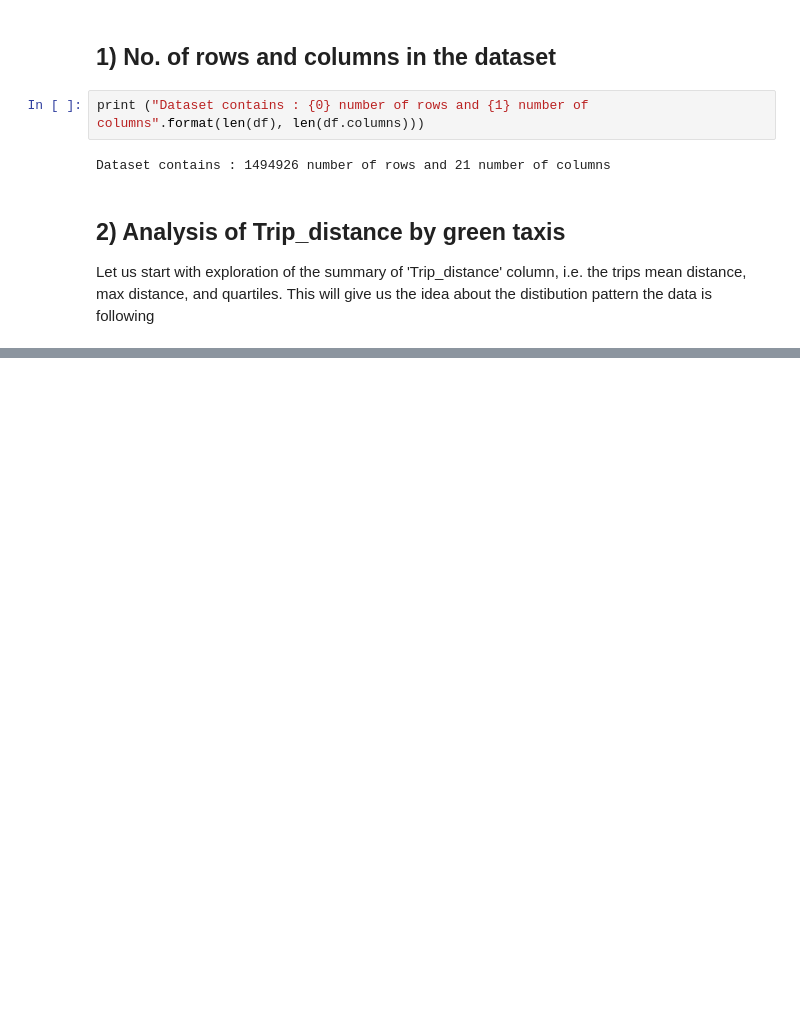
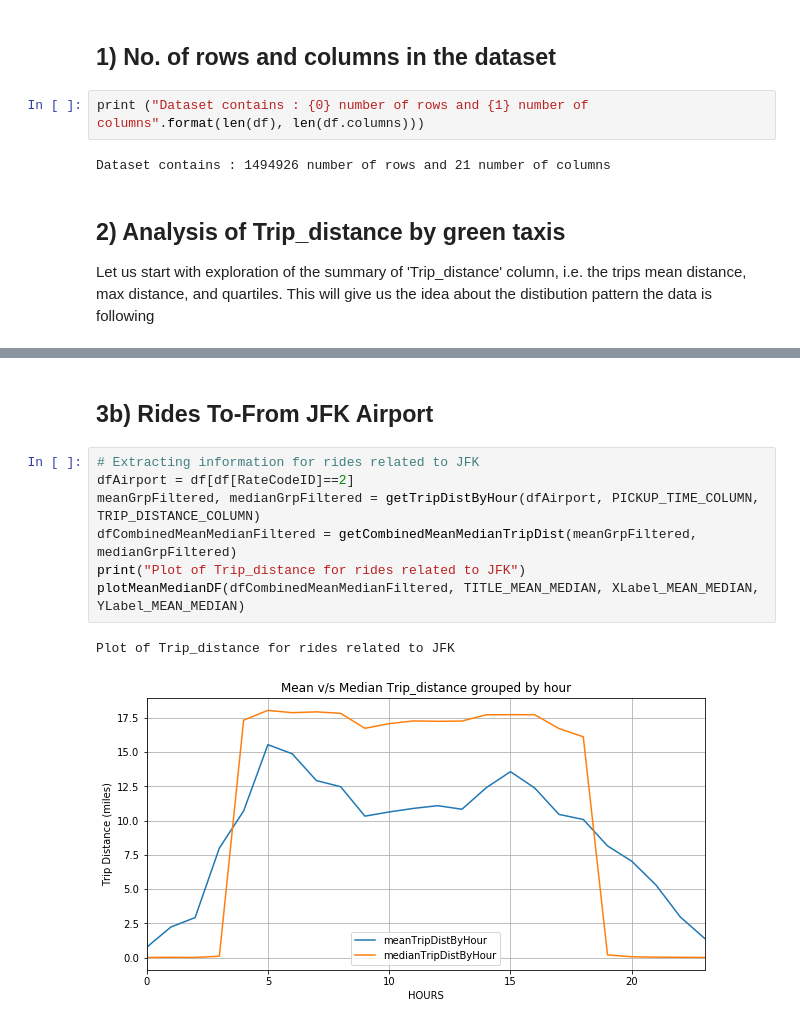
Before and after one commit to saurabhsingh13no/NewYork_GreenTaxis, a Jupyter notebook: notebook/GreenTaxis.ipynb, the cells around one changed output, grey strips where cells are left out. Saved outputs shown, nothing was run; the diff lists cells and outputs as text; blank space fills up the shorter version.

```diff
--- a/notebook/GreenTaxis.ipynb
+++ b/notebook/GreenTaxis.ipynb
@@ -139,0 +240,12 @@ df['Trip_distance'].mean()
+# %% [markdown]
+## 3b) Rides To-From JFK Airport
+# %%
+# Extracting information for rides related to JFK
+dfAirport = df[df[RateCodeID]==2]
+meanGrpFiltered, medianGrpFiltered = getTripDistByHour(dfAirport, PICKUP_TIME_COLUMN, TRIP_DISTANCE_COLUMN)
+dfCombinedMeanMedianFiltered = getCombinedMeanMedianTripDist(meanGrpFiltered, medianGrpFiltered)
+print("Plot of Trip_distance for rides related to JFK")
+plotMeanMedianDF(dfCombinedMeanMedianFiltered, TITLE_MEAN_MEDIAN, XLabel_MEAN_MEDIAN, YLabel_MEAN_MEDIAN)
+# %% [output]
+Plot of Trip_distance for rides related to JFK
+[figure, added]
```
Also changed, not shown: parts of 21 cells of this notebook.
